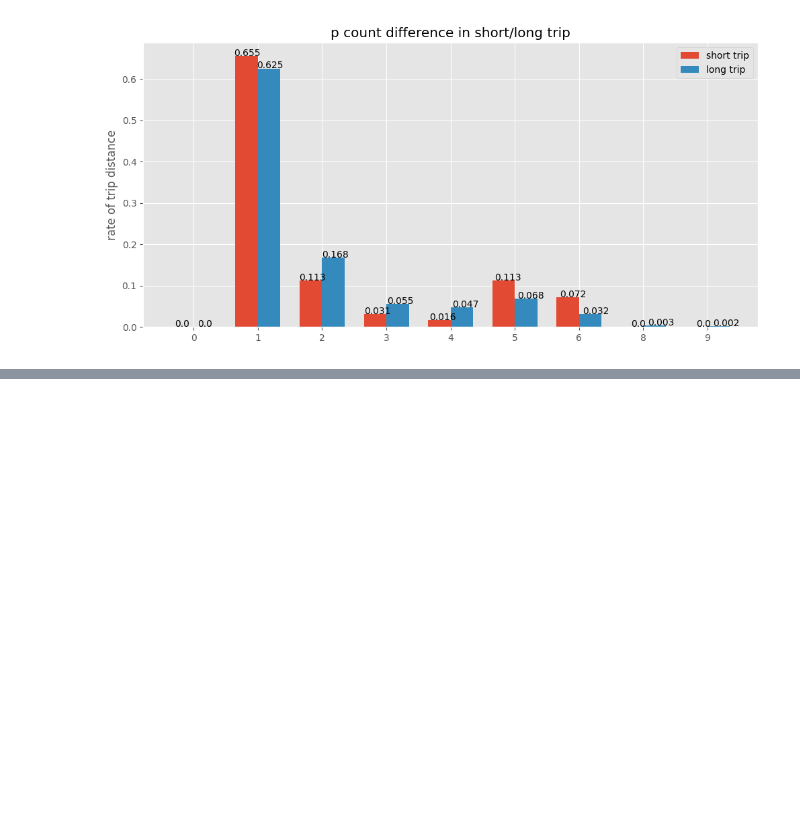
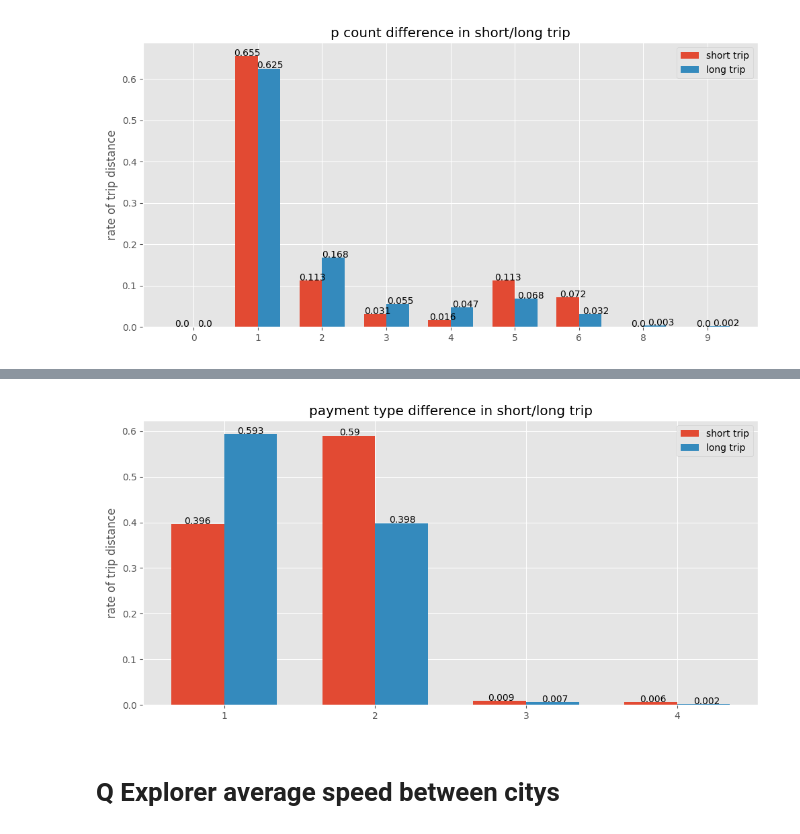
Before and after one commit to crazybber/go-jupyter, a Jupyter notebook: ETL-with-spark_3.ipynb, the cells around one changed output, grey strips where cells are left out. Drawn from its saved outputs; the diff is of its cells as text; code cells hidden in the pictures; blank space fills up the shorter version.

```diff
--- a/ETL-with-spark_3.ipynb
+++ b/ETL-with-spark_3.ipynb
@@ -1437,0 +1409,10 @@ retrive_target_data_list(target_data_table)
+# %%
+# 1=Credit card
+# 2=Cash
+# 3=No charge
+# 4=Dispute
+
+tmpt = filterAndCaculateTargetFields('payment_type')
+diff_short_long_trip_on('payment_type',tmpt)
+%matplot plt
+# %% [output]
@@ -1437,0 +1420,3 @@ retrive_target_data_list(target_data_table)
+[figure, added]
+# %% [markdown]
+# Q Explorer average speed between citys
```
Also changed, not shown: parts of 8 cells of this notebook.
